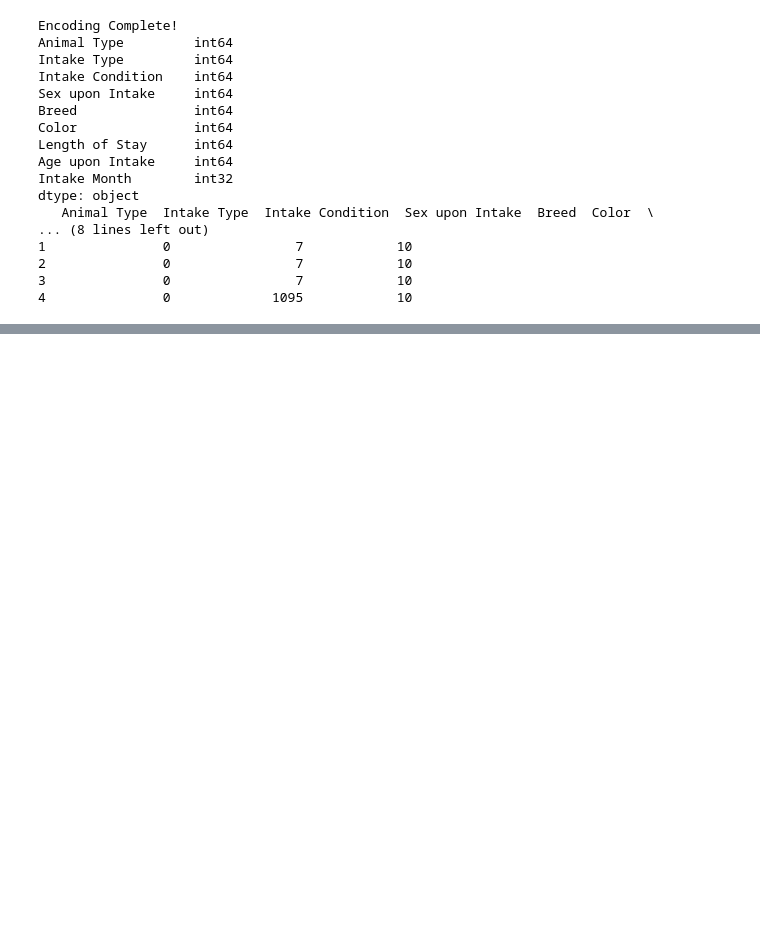
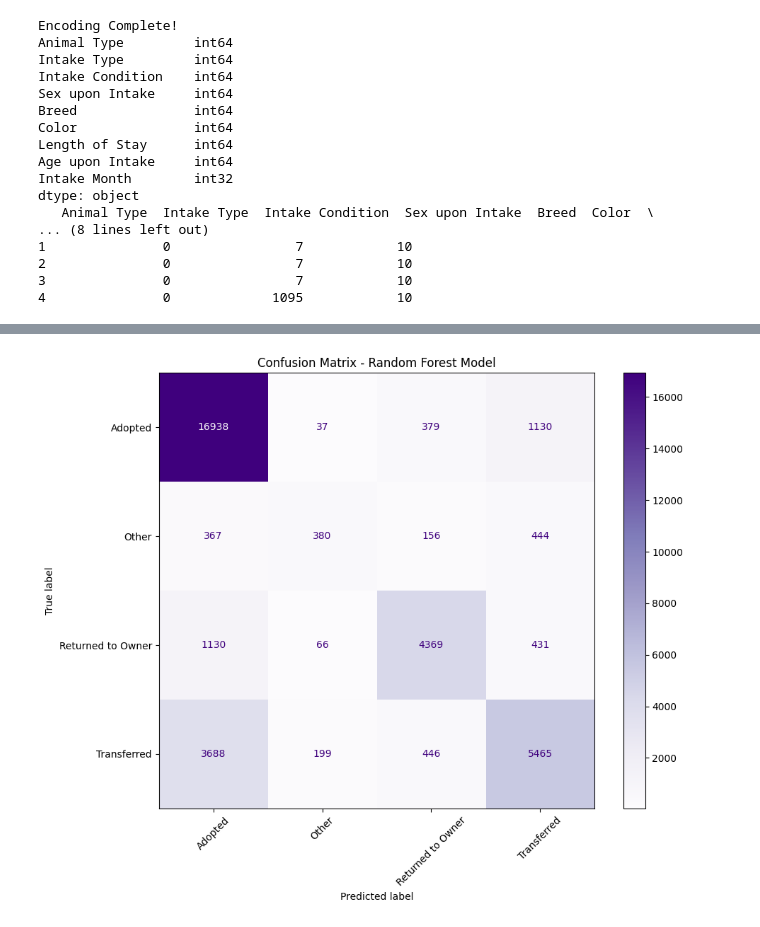
Before and after one commit to hstuken-oss/capstone-predicting-adoption-outcomes, a Jupyter notebook: capstone.ipynb, the cells around one changed output, grey strips where cells are left out. Cells and saved outputs as stored; diff of their text form; code cells hidden in the pictures; blank space fills up the shorter version.

```diff
--- a/capstone.ipynb
+++ b/capstone.ipynb
@@ -604,0 +647,6 @@ dtype: object
+# %%
+#evaluate model performance
+y_pred =rf_model.predict(X_test)
+
+print("Classification Report:")
+print(classification_report(y_test, y_pred))
@@ -604,0 +694,15 @@ dtype: object
+# %%
+# Confusion Matrix
+from sklearn.metrics import ConfusionMatrixDisplay
+
+cm = confusion_matrix(y_test, y_pred, labels=rf_model.classes_)
+disp = ConfusionMatrixDisplay(confusion_matrix=cm, display_labels=rf_model.classes_)
+
+plt.figure(figsize=(10, 8))
+disp.plot(cmap='Purples', ax=plt.gca())
+plt.title('Confusion Matrix - Random Forest Model')
+plt.xticks(rotation=45)
+plt.tight_layout()
+plt.show()
+# %% [output]
+[figure, added]
```
Also changed, not shown: parts of 4 cells of this notebook.
